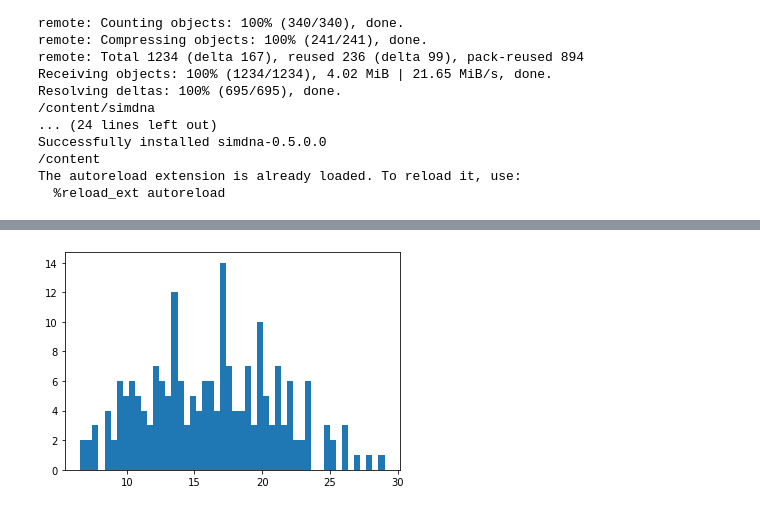
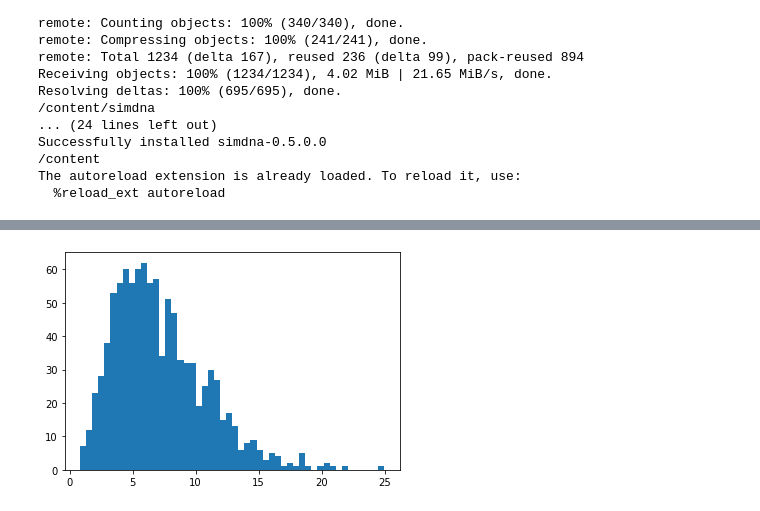
Before and after one commit to AvantiShri/colab_notebooks, a Jupyter notebook: misc_examples/SimulateImpScores.ipynb, the cells around one changed output, grey strips where cells are left out. Cells and saved outputs as stored; diff of their text form; code cells hidden in the pictures.

```diff
--- a/misc_examples/SimulateImpScores.ipynb
+++ b/misc_examples/SimulateImpScores.ipynb
@@ -115,7 +115,7 @@ def gen_motif_with_lower_ic_and_diff_flanks(rng, core_len, core_alpha, flank_len
 
 motif2a, motif2b = gen_motif_with_lower_ic_and_diff_flanks(
                       rng=rng, core_len=4,
-                      core_alpha=0.4, flank_len=2, flank_alpha=2.0,
+                      core_alpha=0.4, flank_len=2, flank_alpha=1.0,
                       core_pc=0.2) #core_pc is 'core_pseudocount'
 
 viz_sequence.plot_weights(motif2a)
@@ -207,8 +213,11 @@ def onehotencode_seqs(seqs):
     to_return.append([lookup[letter] for letter in seq])
   return np.array(to_return)
 
-fg_onehot_seqs = onehotencode_seqs(simdata.sequences)
-bg_onehot_seqs = onehotencode_seqs(bgdata.sequences)
+#fg_onehot_seqs = onehotencode_seqs(simdata.sequences)
+#bg_onehot_seqs = onehotencode_seqs(bgdata.sequences)
+
+bg1_onehot_seqs = onehotencode_seqs(bgdata1.sequences)
+bg2_onehot_seqs = onehotencode_seqs(bgdata2.sequences)
 # %%
 #score each sequence with the log-odds matrix of each pfm
 background = np.array([0.27, 0.23, 0.23, 0.27])
@@ -319,18 +328,24 @@ def get_competitive_pwm_hits(onehot_seqs, pwms, competition_window):
 
 COMPETITION_WINDOW = max([len(x) for x in pwms])
 
-(fg_allseq_pwm_hits, fg_pwm_to_hits) = get_competitive_pwm_hits(
-    onehot_seqs=fg_onehot_seqs, pwms=pwms,
+#(fg_allseq_pwm_hits, fg_pwm_to_hits) = get_competitive_pwm_hits(
+#    onehot_seqs=fg_onehot_seqs, pwms=pwms,
+#    competition_window=COMPETITION_WINDOW)
+(bg1_allseq_pwm_hits, bg1_pwm_to_hits) = get_competitive_pwm_hits(
+    onehot_seqs=bg1_onehot_seqs, pwms=pwms,
     competition_window=COMPETITION_WINDOW)
-(bg_allseq_pwm_hits, bg_pwm_to_hits) = get_competitive_pwm_hits(
-    onehot_seqs=bg_onehot_seqs, pwms=pwms,
+(bg2_allseq_pwm_hits, bg2_pwm_to_hits) = get_competitive_pwm_hits(
+    onehot_seqs=bg2_onehot_seqs, pwms=pwms,
     competition_window=COMPETITION_WINDOW)
 
-print("sumscore hits in fg")
-print([np.sum([y.logodds_score for y in x]) for x in fg_pwm_to_hits])
+#print("sumscore hits in fg")
+#print([np.sum([y.logodds_score for y in x]) for x in fg_pwm_to_hits])
 
-print("sumscore hits in bg")
-print([np.sum([y.logodds_score for y in x]) for x in bg_pwm_to_hits])
+print("sumscore hits in bg1")
+print([np.sum([y.logodds_score for y in x]) for x in bg1_pwm_to_hits])
+
+print("sumscore hits in bg2")
+print([np.sum([y.logodds_score for y in x]) for x in bg2_pwm_to_hits])
 
 #for logodds_scan in fg_logodds_scans:
 #  print(np.sum(logodds_scan+mu > 0)) #instances of "positive" hits
@@ -347,6 +362,8 @@ sumscore hits in bg
 def logodds_to_score(logodds):
   MU = -4
   EXPFACTOR = 3
+  #return logodds
+  #return scipy.special.expit(logodds+MU)
   return np.exp(EXPFACTOR*scipy.special.expit(logodds+MU))
 
 def find_imp(onehot_seqs, allseq_pwm_hits, pwms):
@@ -365,12 +382,16 @@ def find_imp(onehot_seqs, allseq_pwm_hits, pwms):
     simulated_actual_scores = simulated_hyp_scores*onehot_seqs
     return simulated_hyp_scores, simulated_actual_scores
 
-fg_hyp_scores, fg_actual_scores = find_imp(onehot_seqs=fg_onehot_seqs,
+"""fg_hyp_scores, fg_actual_scores = find_imp(onehot_seqs=fg_onehot_seqs,
                                            allseq_pwm_hits=fg_allseq_pwm_hits,
+                                           pwms=pwms)"""
+
+bg1_hyp_scores, bg1_actual_scores = find_imp(onehot_seqs=bg1_onehot_seqs,
+                                           allseq_pwm_hits=bg1_allseq_pwm_hits,
                                            pwms=pwms)
 
-bg_hyp_scores, bg_actual_scores = find_imp(onehot_seqs=bg_onehot_seqs,
-                                           allseq_pwm_hits=bg_allseq_pwm_hits,
+bg2_hyp_scores, bg2_actual_scores = find_imp(onehot_seqs=bg2_onehot_seqs,
+                                           allseq_pwm_hits=bg2_allseq_pwm_hits,
                                            pwms=pwms)
 # %%
 from modisco.visualization import viz_sequence
@@ -399,8 +413,8 @@ fg
 # %%
 from matplotlib import pyplot as plt
-plt.hist(np.sum(bg_actual_scores, axis=(1,2)), bins=50)
+plt.hist(np.sum(bg1_actual_scores, axis=(1,2)), bins=50)
 plt.show()
 # %% [output]
-[figure, old version]
+[figure, new version]
 # %%
 %tensorflow_version 1.x
```
Also changed, not shown: parts of 41 cells of this notebook.
